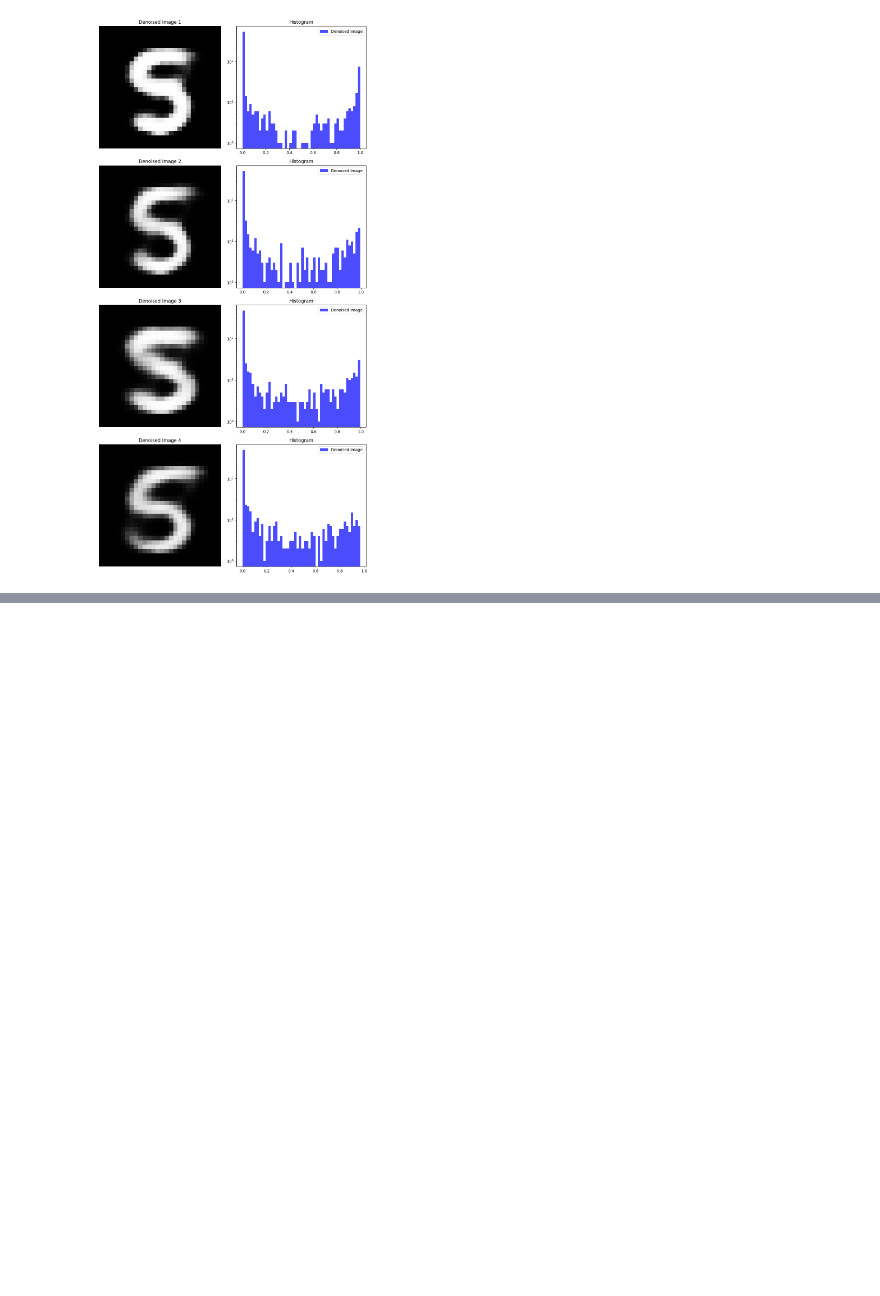
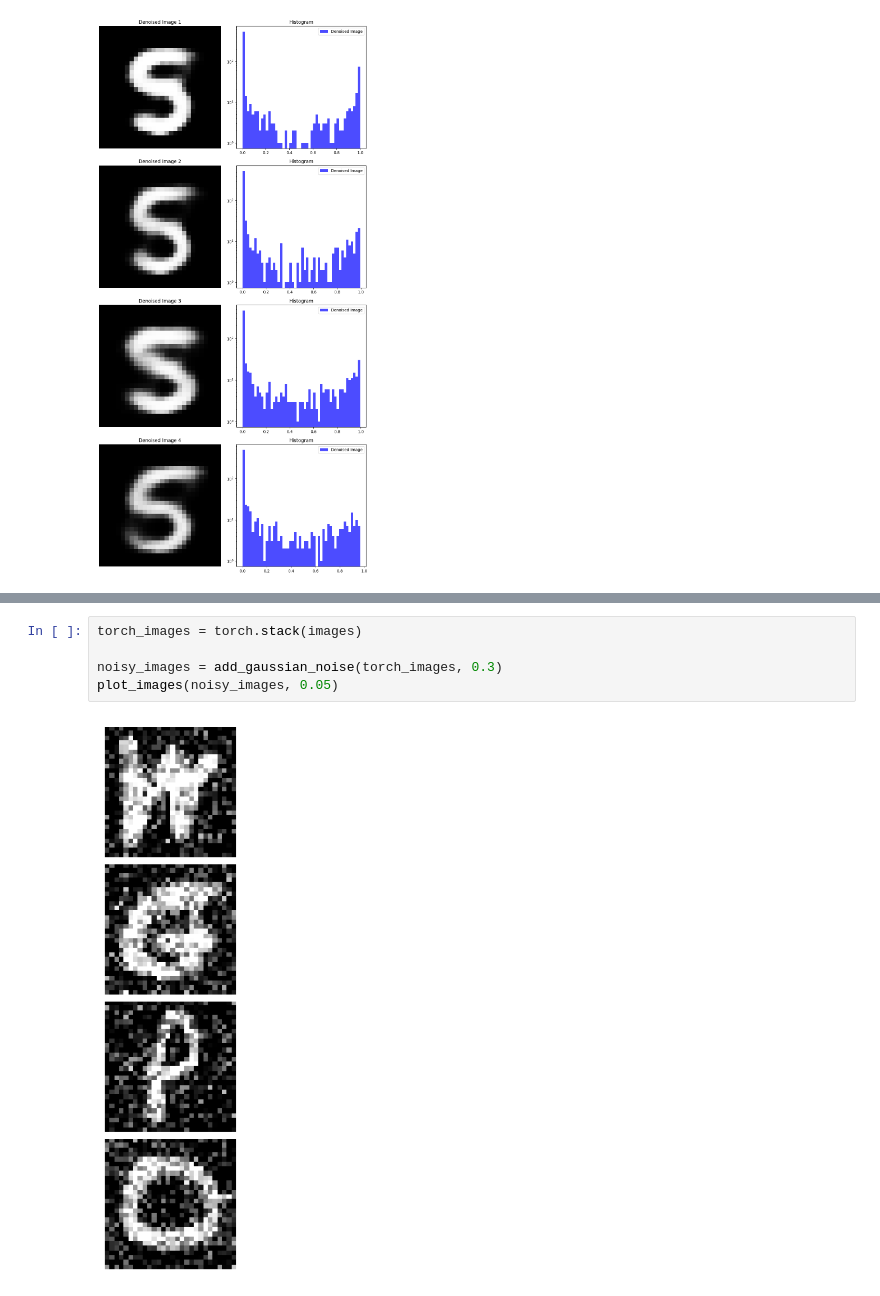
Before and after one commit to joshuarooijakkers/bayesian_denoising_autoencoder, a Jupyter notebook: increasing_noise_plots_linear.ipynb, the cells around one changed output, grey strips where cells are left out. Saved outputs shown, nothing was run; the diff lists cells and outputs as text; blank space fills up the shorter version.

```diff
--- a/increasing_noise_plots_linear.ipynb
+++ b/increasing_noise_plots_linear.ipynb
@@ -461,0 +532,7 @@ plt.show()
+# %%
+torch_images = torch.stack(images)
+
+noisy_images = add_gaussian_noise(torch_images, 0.3)
+plot_images(noisy_images, 0.05)
+# %% [output]
+[figure, added]
```
Also changed, not shown: parts of 12 cells of this notebook.
